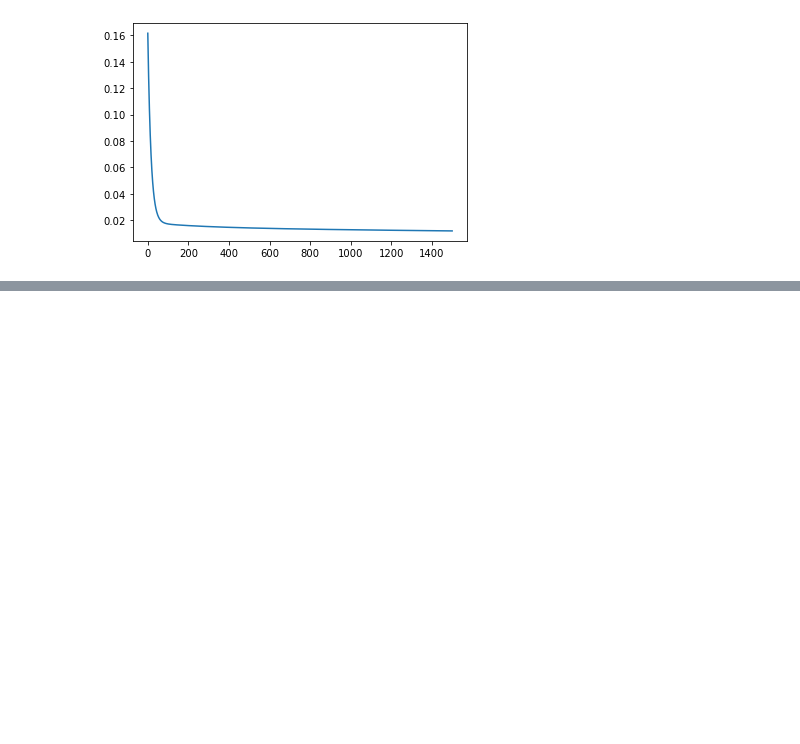
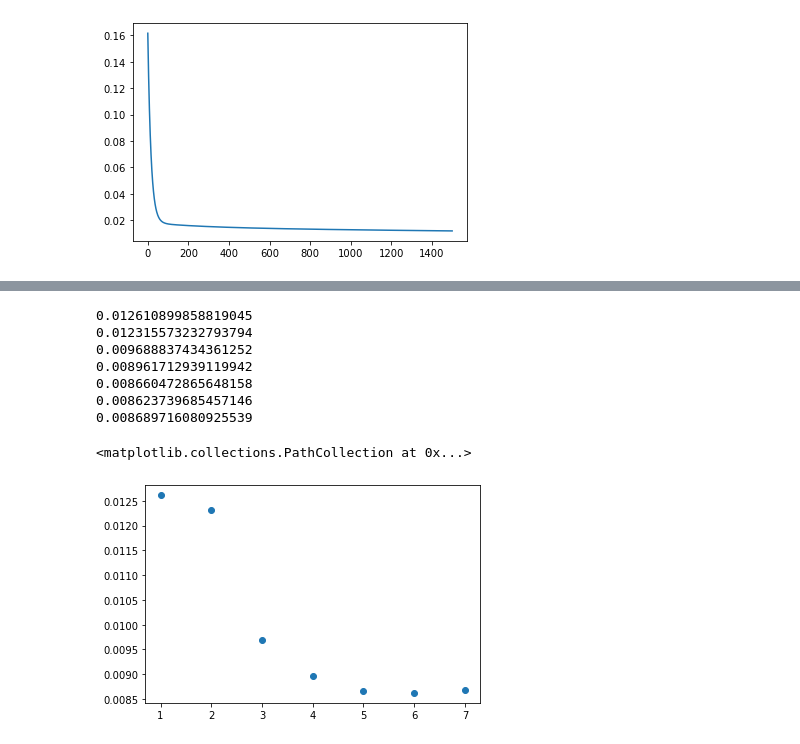
Before and after one commit to shanghongsim/term3_dtp, a Jupyter notebook: task2.ipynb, the cells around one changed output, grey strips where cells are left out. Cells and saved outputs as stored; diff of their text form; code cells hidden in the pictures; blank space fills up the shorter version.

```diff
--- a/task2.ipynb
+++ b/task2.ipynb
@@ -294,0 +322,6 @@ plt.scatter(df_feature['hosp_patients'],pred)
+# %%
+def transform_features(df_feature, colname, colname_transformed,power):
+    df_out=df_feature.copy()
+    for i in range(1,power):
+        df_out.loc[:,colname_transformed+str(i)]=df_feature[colname]**i
+    return df_out
@@ -294,0 +399,22 @@ plt.scatter(df_feature['hosp_patients'],pred)
+# %%
+mse_all=[]
+r2_all=[]
+power=list(range(1,8))
+for i in range(1,8):
+    pred=all[i]
+    mse2=mean_squared_error(target,pred)
+    print(mse2)
+    mse_all.append(mse2)
+
+plt.figure(6)
+plt.scatter(power,mse_all)
+# %% [output]
+0.012610899858819045
+0.012315573232793794
+0.009688837434361252
+0.008961712939119942
+0.008660472865648158
+0.008623739685457146
+0.008689716080925539
+<matplotlib.collections.PathCollection at 0x...>
+[figure, added]
```
Also changed, not shown: parts of 7 cells of this notebook, 1 other file.
